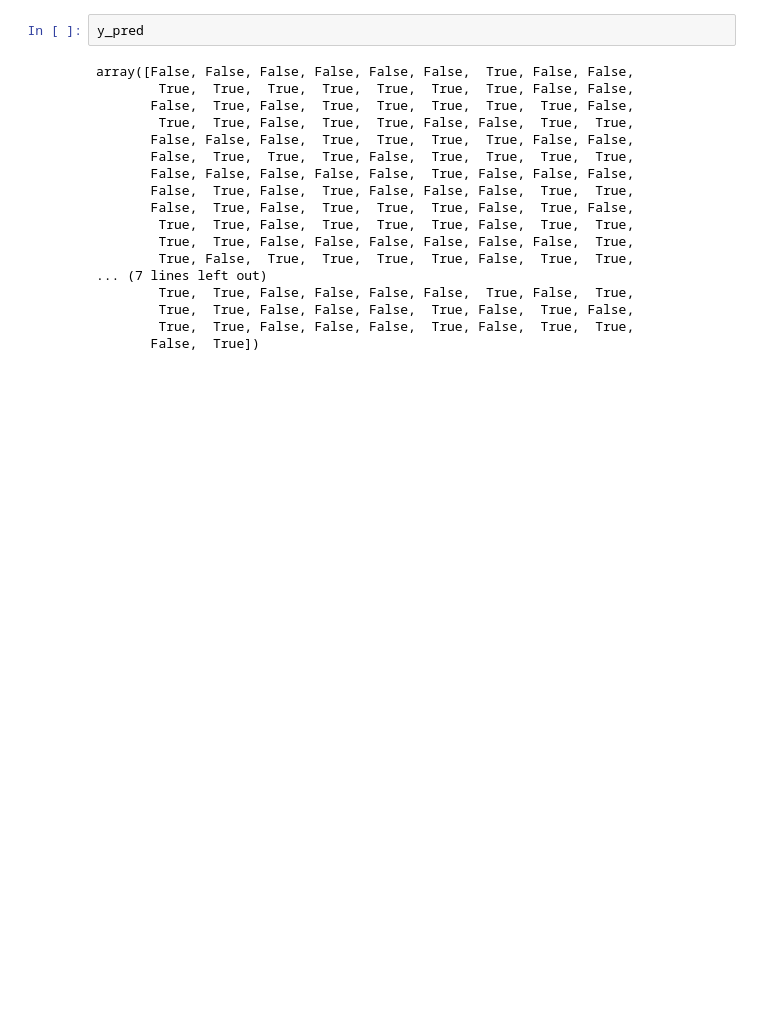
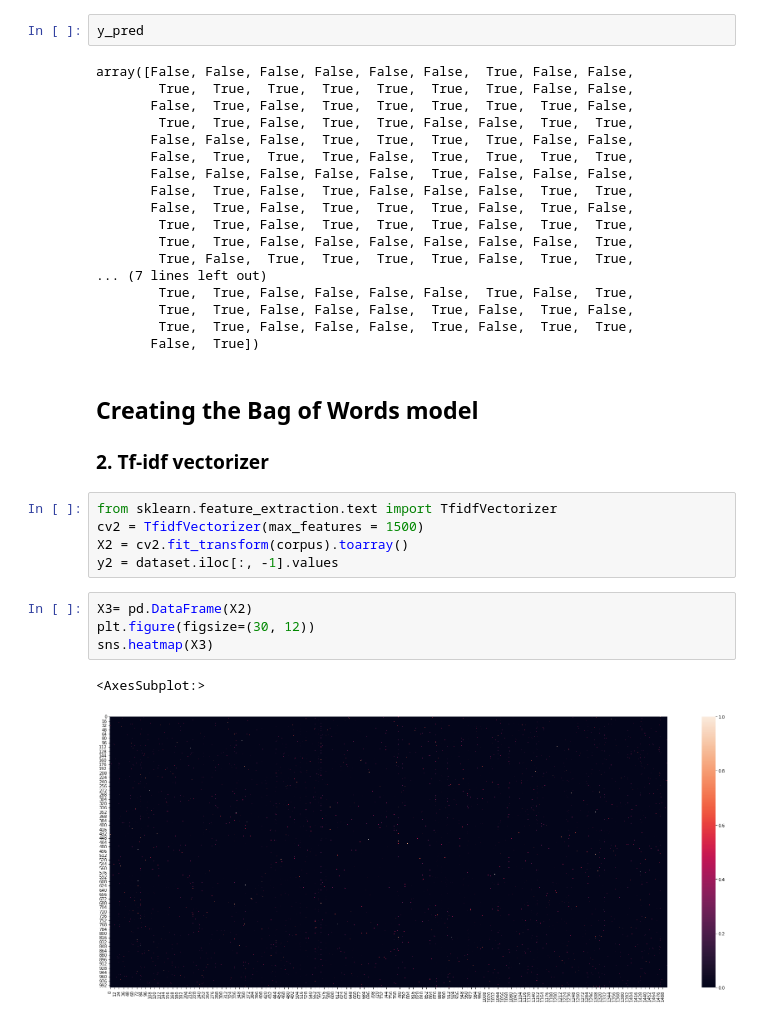
Before and after one commit to Drcadin/NLP_Analyse_sentiments, a Jupyter notebook: natural_language_processing.ipynb, the cells around one changed output. Cells and saved outputs as stored; diff of their text form; blank space fills up the shorter version.

```diff
--- a/natural_language_processing.ipynb
+++ b/natural_language_processing.ipynb
@@ -369,3 +368,19 @@ array([False, False, False, False, False, False,  True, False, False,
         True,  True, False, False, False,  True, False,  True, False,
         True,  True, False, False, False,  True, False,  True,  True,
        False,  True])
+# %% [markdown]
+## Creating the Bag of Words model
+
+### 2. Tf-idf vectorizer
+# %%
+from sklearn.feature_extraction.text import TfidfVectorizer
+cv2 = TfidfVectorizer(max_features = 1500)
+X2 = cv2.fit_transform(corpus).toarray()
+y2 = dataset.iloc[:, -1].values
+# %%
+X3= pd.DataFrame(X2)
+plt.figure(figsize=(30, 12))
+sns.heatmap(X3)
+# %% [output]
+<AxesSubplot:>
+[figure, added]
```
Also changed, not shown: parts of 6 cells of this notebook.
